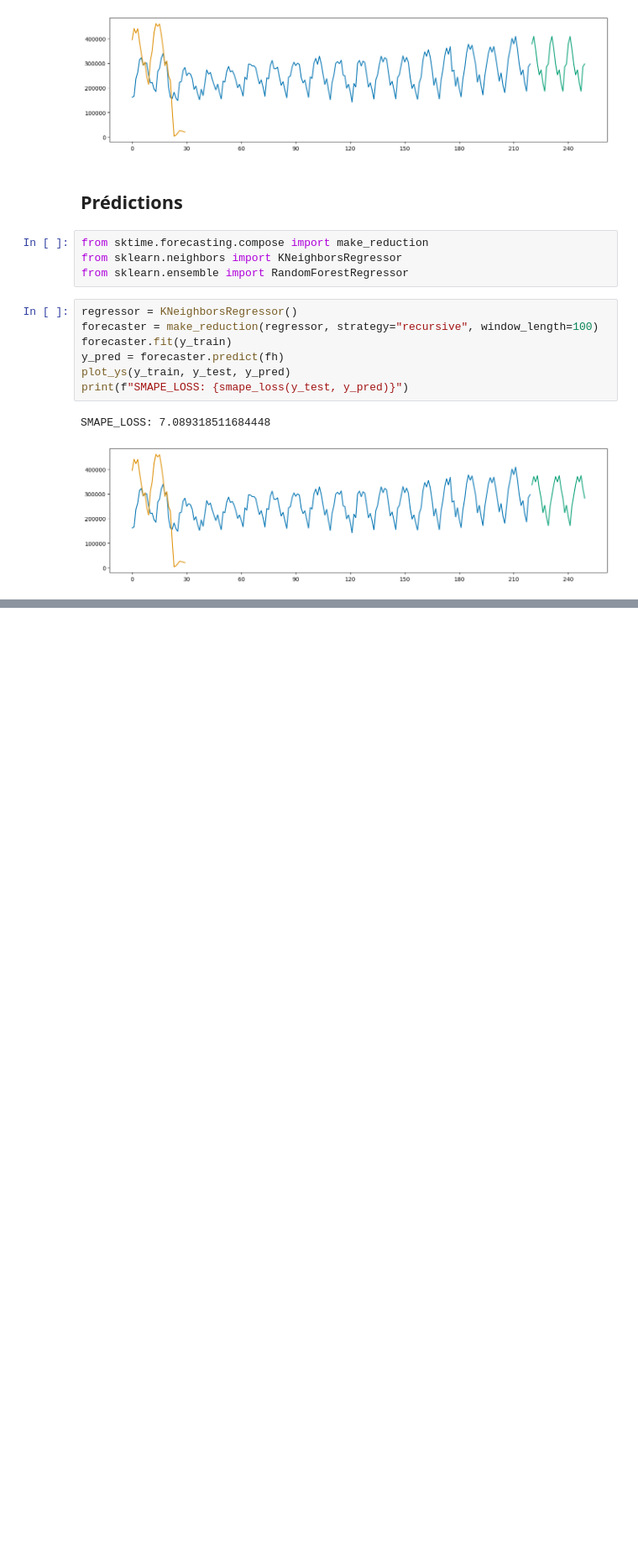
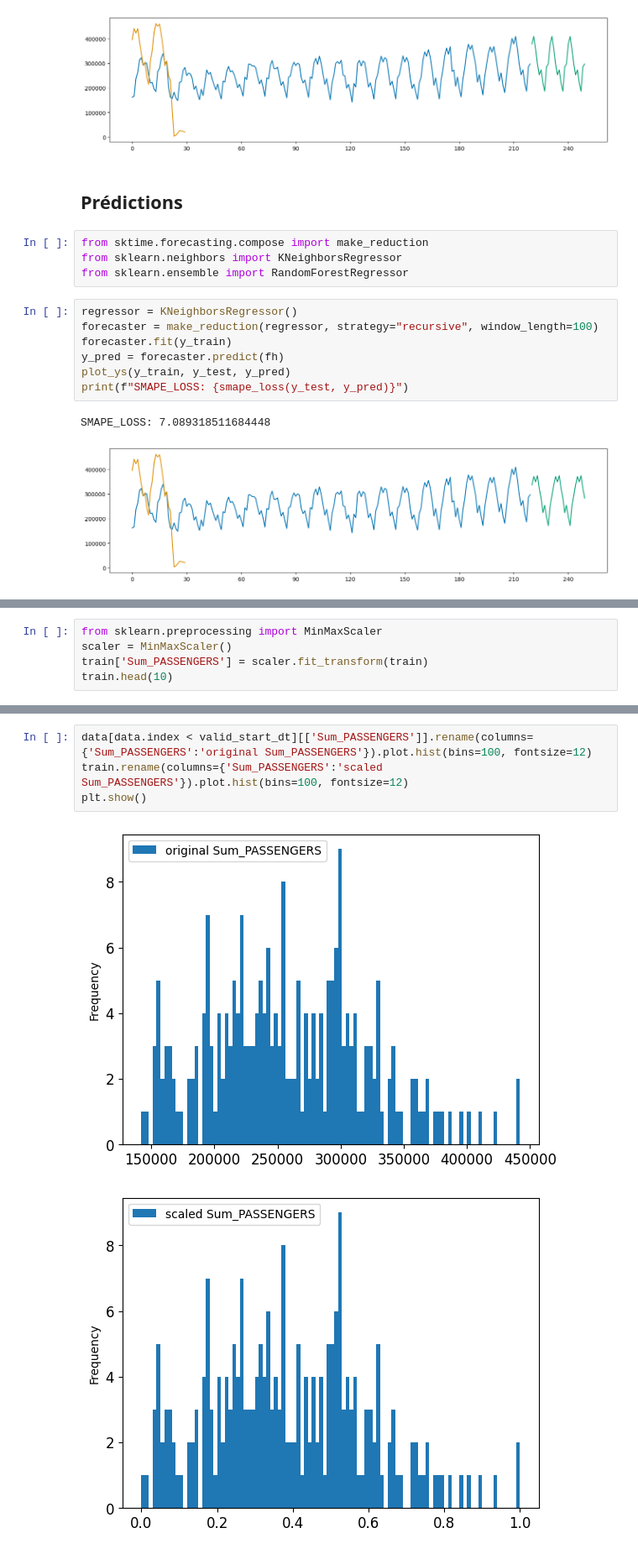
Before and after one commit to aaaamael/time_series_air_passengers, a Jupyter notebook: data.ipynb, the cells around one changed output, grey strips where cells are left out. Shown at 84% size. Cells and saved outputs as stored; diff of their text form; blank space fills up the shorter version.

```diff
--- a/data.ipynb
+++ b/data.ipynb
@@ -139,0 +223,5 @@ SMAPE_LOSS: 5.491956969747561
+# %%
+from sklearn.preprocessing import MinMaxScaler
+scaler = MinMaxScaler()
+train['Sum_PASSENGERS'] = scaler.fit_transform(train)
+train.head(10)
@@ -139,0 +241,7 @@ SMAPE_LOSS: 5.491956969747561
+# %%
+data[data.index < valid_start_dt][['Sum_PASSENGERS']].rename(columns={'Sum_PASSENGERS':'original Sum_PASSENGERS'}).plot.hist(bins=100, fontsize=12)
+train.rename(columns={'Sum_PASSENGERS':'scaled Sum_PASSENGERS'}).plot.hist(bins=100, fontsize=12)
+plt.show()
+# %% [output]
+[figure, added]
+[figure, added]
```
Also changed, not shown: parts of 72 cells of this notebook.
